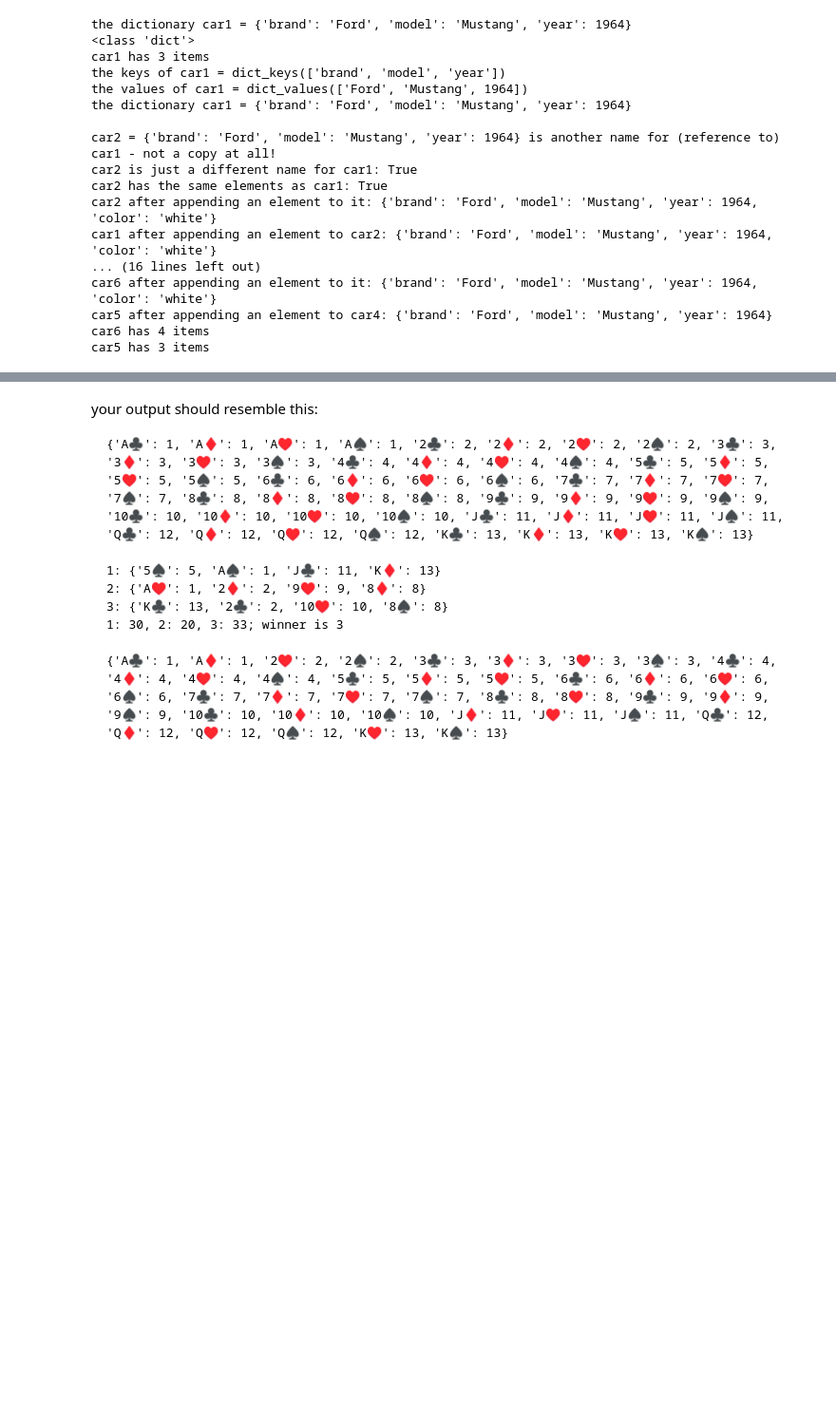
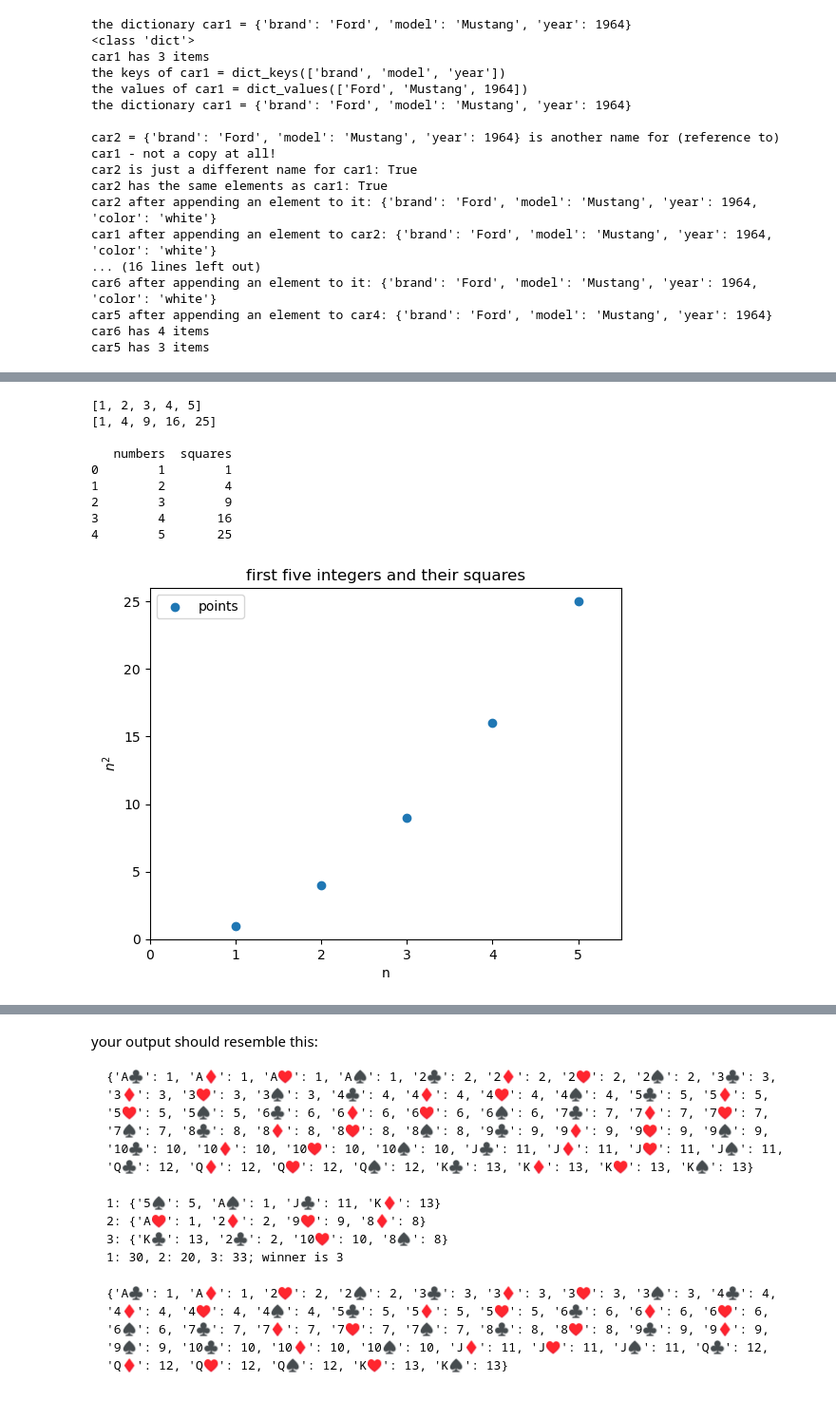
Before and after one commit to ekawamoto1/COS200-Jupyter-Notebooks, a Jupyter notebook: Data_Structures_Python_notebook.ipynb, the cells around one changed output, grey strips where cells are left out. Shown at 95% size. Drawn from its saved outputs; the diff is of its cells as text; code cells hidden in the pictures; blank space fills up the shorter version.

```diff
--- a/Data_Structures_Python_notebook.ipynb
+++ b/Data_Structures_Python_notebook.ipynb
@@ -463,0 +567,59 @@ car5 has 3 items
+# %%
+# this is an editable code cell - be careful!
+# let's make things a little more pretty
+from matplotlib import pyplot as plt
+import pandas as pd
+
+x = [1, 2, 3, 4, 5]
+y = []
+for i, j in zip(x, x):
+    y.append(i*j)
+print(x)
+print(y)
+print()
+
+# try this with a dataframe instead
+# note that this takes as an input a dictionary created from the two lists x and y
+df = pd.DataFrame({
+    'numbers': x,
+    'squares': y
+})
+
+print(df)
+
+# this makes the scatter plot
+# label is a keyword argument that associates a text label with a particular column of data
+plt.scatter(df['numbers'], df['squares'], label='points')
+plt.legend(loc='upper left')
+
+# this sets the text of the plot's title
+plt.title("first five integers and their squares")
+
+# this sets the text of the axis labels
+plt.xlabel("n")
+plt.ylabel("$n^2$")   # this uses LaTeX markup to make a superscript: https://matplotlib.org/2.0.2/users/mathtext.html
+
+# this sets the ranges of the axes
+plt.xlim(0.5, 5.5)
+plt.ylim(0, 26)
+
+# this also works
+#plt.axis([0, 5, 0, 30])
+
+# this sets the spacings of the tick marks on each axis
+plt.xticks(range(0, 6, 1))
+plt.yticks(range(0, 26, 5))
+
+# this shows the plot
+plt.show()
+# %% [output]
+[1, 2, 3, 4, 5]
+[1, 4, 9, 16, 25]
+
+   numbers  squares
+0        1        1
+1        2        4
+2        3        9
+3        4       16
+4        5       25
+[figure, added]
```
Also changed, not shown: parts of 14 cells of this notebook.
